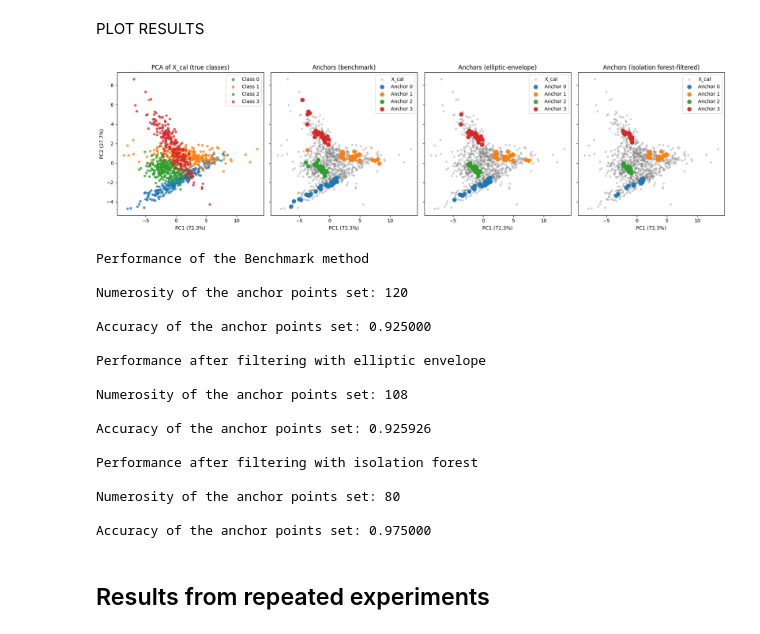
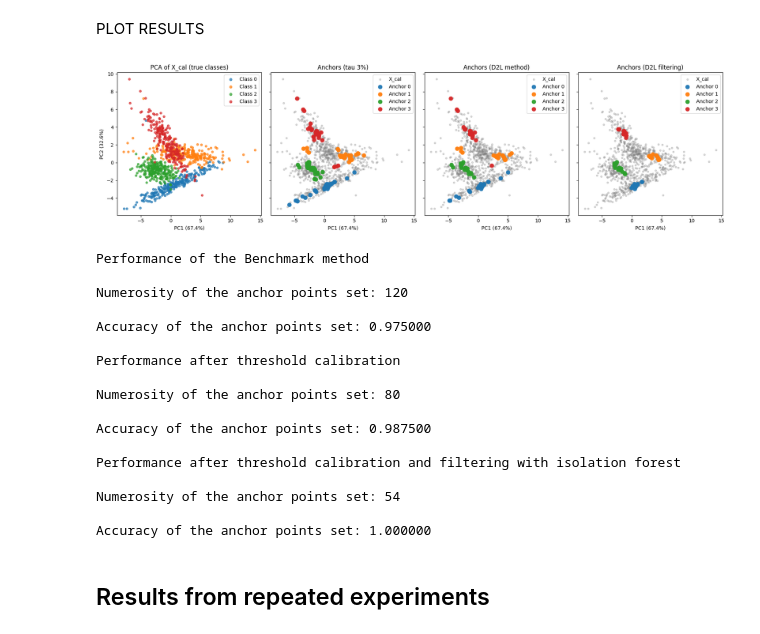
Before and after one commit to tbortolotti/marginal-noise-adaptive-conformal, a Jupyter notebook: experiments/AP_identification.ipynb, the cells around one changed output. Drawn from its saved outputs; the diff is of its cells as text; code cells hidden in the pictures.

```diff
--- a/experiments/AP_identification.ipynb
+++ b/experiments/AP_identification.ipynb
@@ -31,7 +31,7 @@ n_clusters_per_class = 1
 #n_informative = np.maximum(1, int(num_var*0.5))
 #n_redundant = 2
 #n_clusters_per_class = 2
-class_sep = 0.5
+class_sep = 0.7
 random_state = 2026
 epsilon0 = 0.01
 epsilon = 0.2
@@ -67,11 +67,12 @@ m_filtered = AnchorPointsIdentification(X_cal, Yt_cal, K, black_box_pt, gamma=ga
 Y_anchor_benchmark, _, _ = m_filtered.get_anchor_points()
 
 # Filter anchor points with the elliptic_envelope outlier detection method
-m_filtered = AnchorPointsIdentification(X_cal, Yt_cal, K, black_box_pt, gamma=gamma_opt, ap_filter=True)
+gamma_vec = np.asarray([0.001, 0.01, 0.02, 0.03, 0.04, 0.05, 0.1, 0.15, 0.2], dtype=float)
+m_filtered = AnchorPointsIdentification(X_cal, Yt_cal, K, black_box_pt, calibrate_gamma=True, gamma_vec=gamma_vec, elbow_detection_method="D2L")
 Y_anchor_filtered, _, _ = m_filtered.get_anchor_points()
 
 # Filter anchor points with isolation forests
-m_filtered_IF = AnchorPointsIdentification(X_cal, Yt_cal, K, black_box_pt, gamma=gamma_opt, ap_filter=True, filter_method="isolation_forest")
+m_filtered_IF = AnchorPointsIdentification(X_cal, Yt_cal, K, black_box_pt, calibrate_gamma=True, gamma_vec=gamma_vec, elbow_detection_method="D2L", ap_filter=True, filter_method="isolation_forest")
 Y_anchor_filtered_IF, _, _ = m_filtered_IF.get_anchor_points()
 
 accuracy_benchmark = np.sum(Y_anchor_benchmark==Y_cal)/np.sum(Y_anchor_benchmark != -1)
@@ -112,40 +113,40 @@ for c in classes:
     ax.scatter(Z[mask_c, 0], Z[mask_c, 1],
                s=60, alpha=0.95, label=f"Anchor {c}")
 
-ax.set_title("Anchors (benchmark)")
+ax.set_title("Anchors (tau 3%)")
 ax.set_xlabel(f"PC1 ({pca.explained_variance_ratio_[0]*100:.1f}%)")
 ax.legend()
 
 
 ax = axes[2]
 ax.scatter(Z[:, 0], Z[:, 1], c="grey", s=12, alpha=0.30, label="X_cal")
 
 for c in classes:
     mask_c = (Y_anchor_filtered == c)
     ax.scatter(Z[mask_c, 0], Z[mask_c, 1],
                s=60, alpha=0.95, label=f"Anchor {c}")
 
-ax.set_title("Anchors (elliptic-envelope)")
+ax.set_title("Anchors (D2L method)")
 ax.set_xlabel(f"PC1 ({pca.explained_variance_ratio_[0]*100:.1f}%)")
 ax.legend()
 
 ax = axes[3]
 ax.scatter(Z[:, 0], Z[:, 1], c="grey", s=12, alpha=0.30, label="X_cal")
 
 for c in classes:
     mask_c = (Y_anchor_filtered_IF == c)
     ax.scatter(Z[mask_c, 0], Z[mask_c, 1],
                s=60, alpha=0.95, label=f"Anchor {c}")
 
-ax.set_title("Anchors (isolation forest-filtered)")
+ax.set_title("Anchors (D2L filtering)")
 ax.set_xlabel(f"PC1 ({pca.explained_variance_ratio_[0]*100:.1f}%)")
 ax.legend()
 
 
 plt.tight_layout()
 plt.show()
 # %% [output]
-[figure, old version]
+[figure, new version]
 # %%
 # Print performances
 print("Performance of the Benchmark method")
@@ -155,14 +156,14 @@ sys.stdout.flush()
 print("\nAccuracy of the anchor points set: {:f}".format(accuracy_benchmark))
 sys.stdout.flush()
 
-print("\nPerformance after filtering with elliptic envelope")
+print("\nPerformance after threshold calibration")
 sys.stdout.flush()
 print("\nNumerosity of the anchor points set: {:d}".format(np.sum(Y_anchor_filtered != -1)))
 sys.stdout.flush()
 print("\nAccuracy of the anchor points set: {:f}".format(accuracy_filtered))
 sys.stdout.flush()
 
-print("\nPerformance after filtering with isolation forest")
+print("\nPerformance after threshold calibration and filtering with isolation forest")
 sys.stdout.flush()
 print("\nNumerosity of the anchor points set: {:d}".format(np.sum(Y_anchor_filtered_IF != -1)))
 sys.stdout.flush()
@@ -173,19 +174,19 @@ Performance of the Benchmark method
 
 Numerosity of the anchor points set: 120
 
-Accuracy of the anchor points set: 0.925000
+Accuracy of the anchor points set: 0.975000
 
-Performance after filtering with elliptic envelope
-
-Numerosity of the anchor points set: 108
-
-Accuracy of the anchor points set: 0.925926
-
-Performance after filtering with isolation forest
+Performance after threshold calibration
 
 Numerosity of the anchor points set: 80
 
-Accuracy of the anchor points set: 0.975000
+Accuracy of the anchor points set: 0.987500
+
+Performance after threshold calibration and filtering with isolation forest
+
+Numerosity of the anchor points set: 54
+
+Accuracy of the anchor points set: 1.000000
 # %% [markdown]
 ## Results from repeated experiments
 # %%
```
Also changed, not shown: 2 other files.
